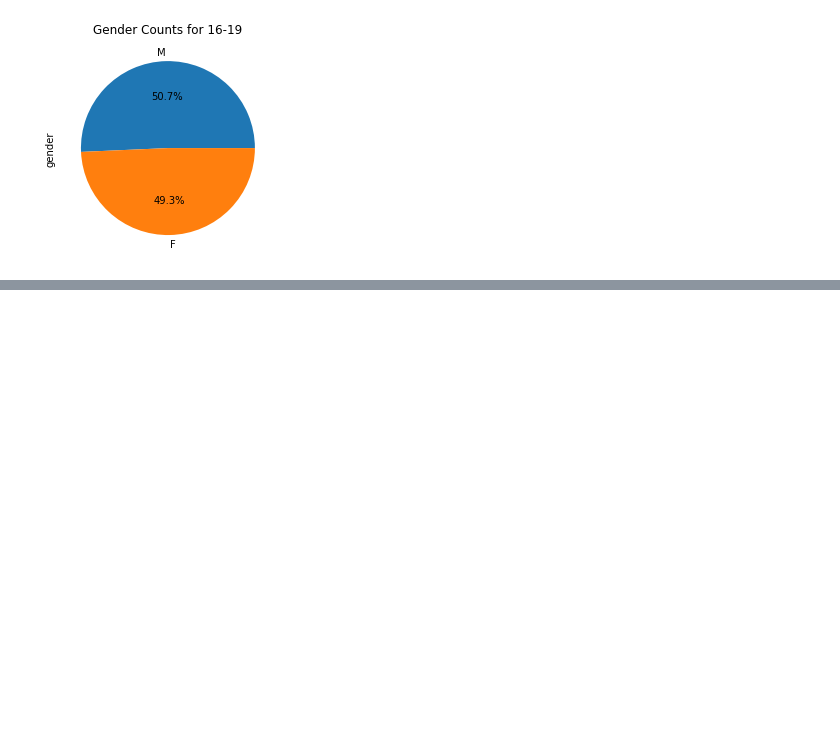
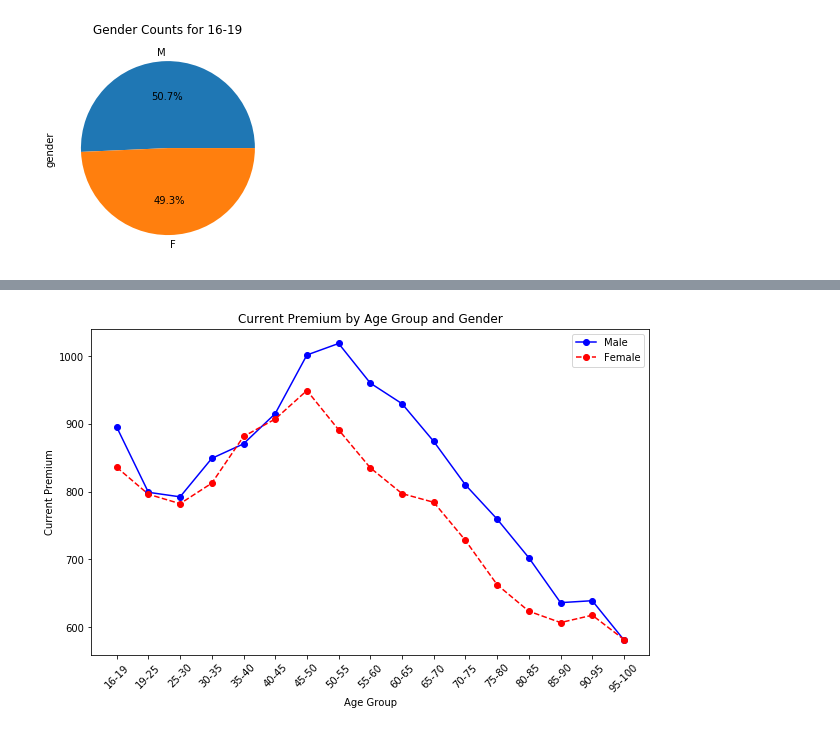
Before and after one commit to jthubert10/Auto_Insurance_Analysis, a Jupyter notebook: motor_insurance_analysis.ipynb, the cells around one changed output, grey strips where cells are left out. Cells and saved outputs as stored; diff of their text form; code cells hidden in the pictures; blank space fills up the shorter version.

```diff
--- a/motor_insurance_analysis.ipynb
+++ b/motor_insurance_analysis.ipynb
@@ -357,3 +378,13 @@ plt.title('Gender Counts for 16-19')
 plt.show()
 # %% [output]
 [figure]
+# %%
+males = df.loc[df["gender"] == "M"]
+
+females = df.loc[df["gender"] == "F"]
+# %%
+males_grouped_median = males.groupby("age_group").median()
+
+males_grouped = males_grouped_median[["current_premium", "indicated_premium"]]
+
+males_grouped
@@ -359,0 +411,6 @@ plt.show()
+# %%
+females_grouped_median = females.groupby("age_group").median()
+
+females_grouped = females_grouped_median[["current_premium", "indicated_premium"]]
+
+females_grouped
@@ -359,0 +437,19 @@ plt.show()
+# %%
+
+fig, ax = plt.subplots(figsize=(10, 6))
+
+ax.plot(males_grouped["current_premium"], marker='o', linestyle='-', color='blue', label='Males')
+ax.plot(females_grouped["current_premium"], marker='o', linestyle='--', color='red', label='Females')
+
+ax.set_xticklabels(males_grouped.index, rotation=45)
+
+ax.legend(labels=["Male", "Female"])
+
+ax.set_xlabel('Age Group')
+ax.set_ylabel('Current Premium')
+ax.set_title('Current Premium by Age Group and Gender')
+
+
+plt.show()
+# %% [output]
+[figure, added]
```
Also changed, not shown: parts of 4 cells of this notebook.
